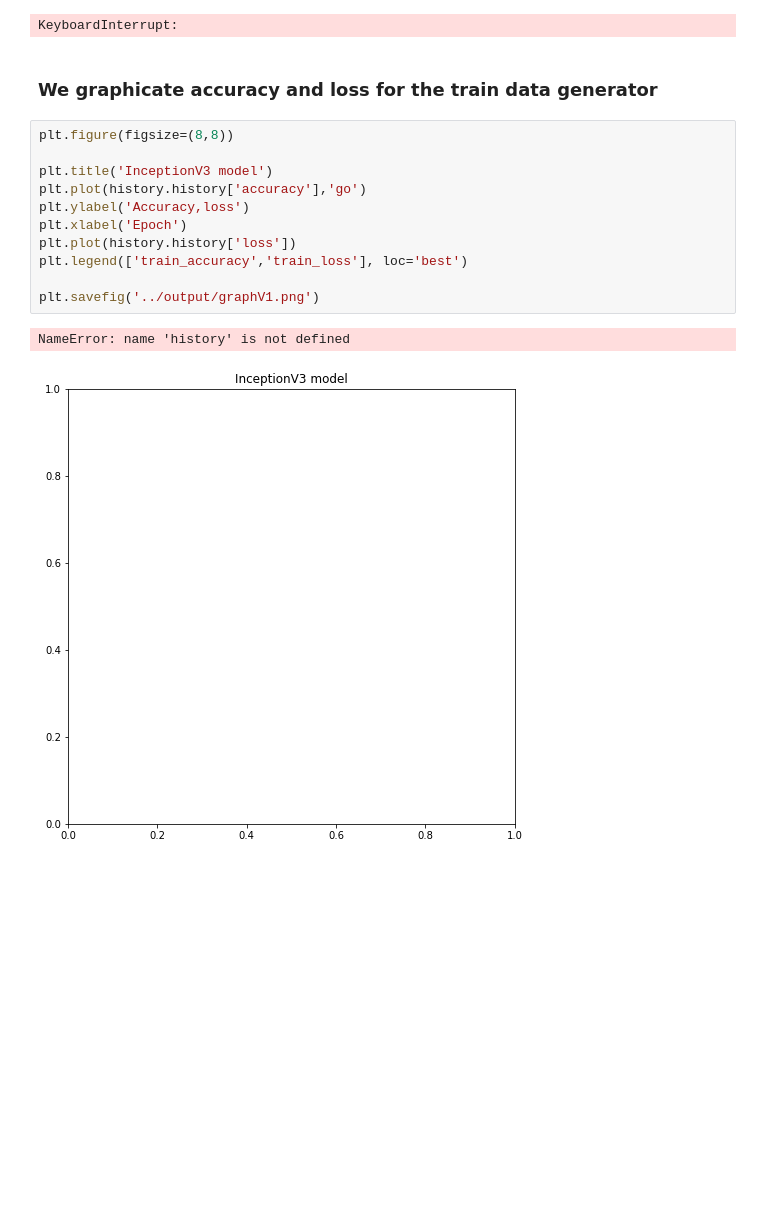
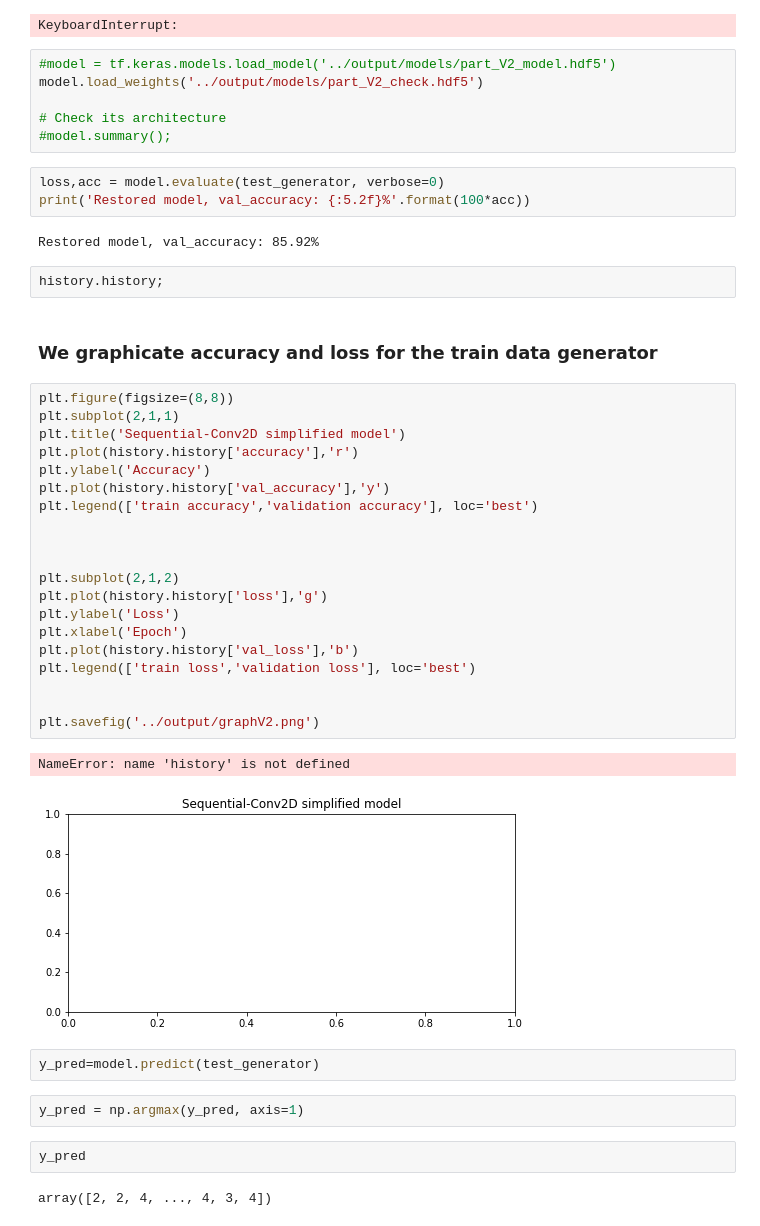
Before and after one commit to silviaherf/foodie_api, a Jupyter notebook: src/image_processing_partialV2.ipynb, the cells around one changed output. Drawn from its saved outputs; the diff is of its cells as text; blank space fills up the shorter version.

```diff
--- a/src/image_processing_partialV2.ipynb
+++ b/src/image_processing_partialV2.ipynb
@@ -252,19 +254,49 @@ Epoch 00028: val_loss did not improve from 0.59911
 47/47 [==============================] - 85s 2s/step - loss: 0.0226 - accuracy: 0.9973 - val_loss: 0.6407 - val_accuracy: 0.8472
 Epoch 29/50
 KeyboardInterrupt:
+# %%
+#model = tf.keras.models.load_model('../output/models/part_V2_model.hdf5')
+model.load_weights('../output/models/part_V2_check.hdf5')
+
+# Check its architecture
+#model.summary();
+# %%
+loss,acc = model.evaluate(test_generator, verbose=0)
+print('Restored model, val_accuracy: {:5.2f}%'.format(100*acc))
+# %% [output]
+Restored model, val_accuracy: 85.92%
+# %%
+history.history;
 # %% [markdown]
 ### We graphicate accuracy and loss for the train data generator
 # %%
 plt.figure(figsize=(8,8))
+plt.subplot(2,1,1)
+plt.title('Sequential-Conv2D simplified model')
+plt.plot(history.history['accuracy'],'r')
+plt.ylabel('Accuracy')
+plt.plot(history.history['val_accuracy'],'y')
+plt.legend(['train accuracy','validation accuracy'], loc='best')
 
-plt.title('InceptionV3 model')
-plt.plot(history.history['accuracy'],'go')
-plt.ylabel('Accuracy,loss')
+
+
+plt.subplot(2,1,2)
+plt.plot(history.history['loss'],'g')
+plt.ylabel('Loss')
 plt.xlabel('Epoch')
-plt.plot(history.history['loss'])
-plt.legend(['train_accuracy','train_loss'], loc='best')
+plt.plot(history.history['val_loss'],'b')
+plt.legend(['train loss','validation loss'], loc='best')
 
-plt.savefig('../output/graphV1.png')
+
+plt.savefig('../output/graphV2.png')
 # %% [output]
 NameError: name 'history' is not defined
-[figure, old version]
+[figure, new version]
+# %%
+y_pred=model.predict(test_generator)
+# %%
+y_pred = np.argmax(y_pred, axis=1)
+# %%
+y_pred
+# %% [output]
+array([2, 2, 4, ..., 4, 3, 4])
```
Also changed, not shown: parts of 7 cells of this notebook.
